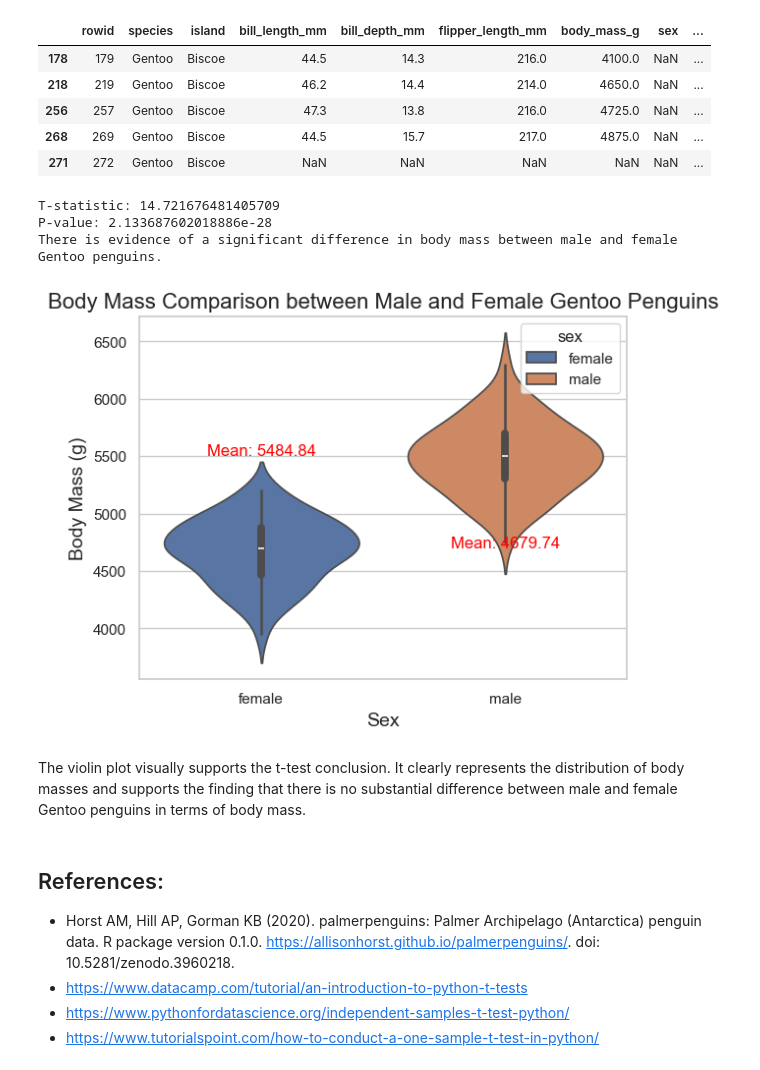
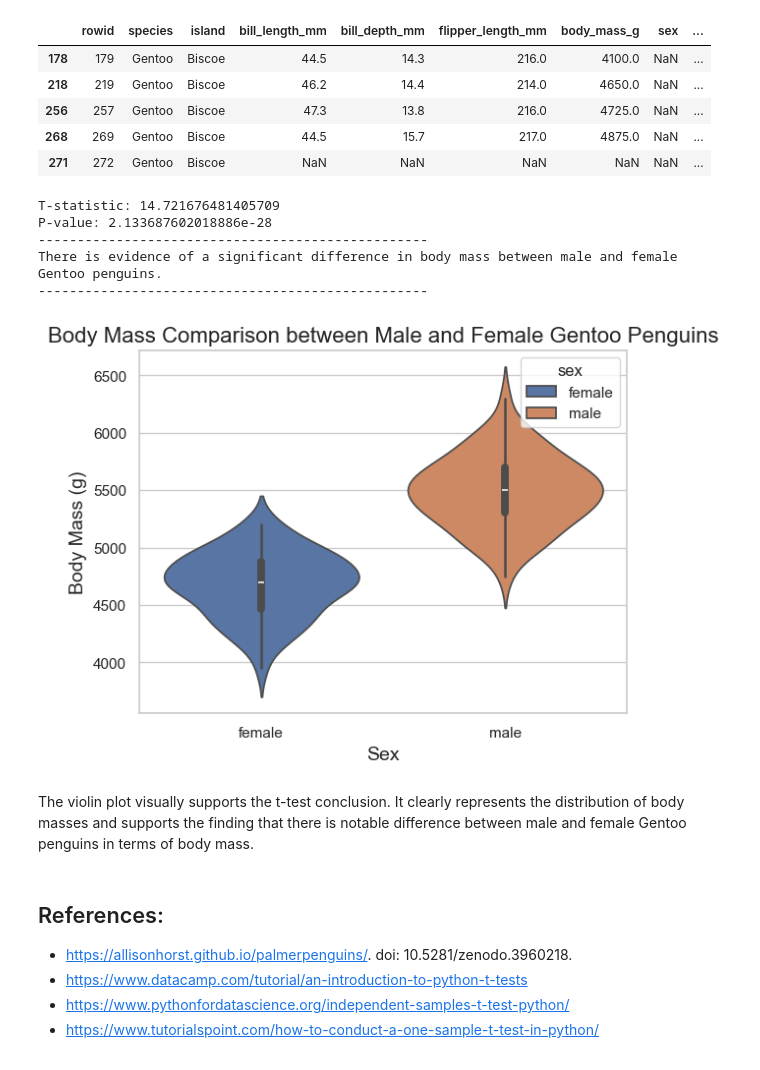
Before and after one commit to Scunnies/machine-learning-and-statistics, a Jupyter notebook: Tasks/tasks.ipynb, the cells around one changed output. Saved outputs shown, nothing was run; the diff lists cells and outputs as text; code cells hidden in the pictures.

```diff
--- a/Tasks/tasks.ipynb
+++ b/Tasks/tasks.ipynb
@@ -265,51 +267,45 @@ male_data = gentoo_penguins[gentoo_penguins['sex'] == 'male']['body_mass_g']
 female_data = gentoo_penguins[gentoo_penguins['sex'] == 'female']['body_mass_g']
 
 # Perform t-test, ignoring NaN values
 t_stat, p_value = ttest_ind(male_data, female_data, nan_policy='omit')
 
 # Print the results
 print(f'T-statistic: {t_stat}')
 print(f'P-value: {p_value}')
+print('-'*50)
 
 # Check for statistical significance
 alpha = 0.05
 if p_value < alpha:
     print('There is evidence of a significant difference in body mass between male and female Gentoo penguins.')
+    print('-'*50)
 else:
     print("There is no significant difference in body mass between male and female Gentoo penguins.")
-
-# Calculate mean values
-male_mean = male_data.mean()
-female_mean = female_data.mean()
-
-# Set Seaborn style
-sns.set(style="whitegrid")
+    print('-'*50)
 
 # Create a violin plot
 ax = sns.violinplot(x='sex', y='body_mass_g', data=gentoo_penguins, hue='sex')
-
-# Add mean values as text annotations
-ax.text(0, male_mean, f'Mean: {male_mean:.2f}', ha='center', va='bottom', color='red', fontsize=12)
-ax.text(1, female_mean, f'Mean: {female_mean:.2f}', ha='center', va='bottom', color='red', fontsize=12)
 
 # Add title and labels
 plt.title('Body Mass Comparison between Male and Female Gentoo Penguins', fontsize=16)
 plt.xlabel('Sex', fontsize=14)
 plt.ylabel('Body Mass (g)', fontsize=14)
 
 # Show the plot
 plt.show()
 # %% [output]
 T-statistic: 14.721676481405709
 P-value: 2.133687602018886e-28
+--------------------------------------------------
 There is evidence of a significant difference in body mass between male and female Gentoo penguins.
+--------------------------------------------------
-[figure, old version]
+[figure, new version]
 # %% [markdown]
-The violin plot visually supports the t-test conclusion.  It clearly represents the distribution of body masses and supports the finding that there is no substantial difference between male and female Gentoo penguins in terms of body mass.
+The violin plot visually supports the t-test conclusion.  It clearly represents the distribution of body masses and supports the finding that there is notable difference between male and female Gentoo penguins in terms of body mass.
 # %% [markdown]
 ## References:
 
-* Horst AM, Hill AP, Gorman KB (2020). palmerpenguins: Palmer Archipelago (Antarctica) penguin data. R package version 0.1.0. https://allisonhorst.github.io/palmerpenguins/. doi: 10.5281/zenodo.3960218.
+* https://allisonhorst.github.io/palmerpenguins/. doi: 10.5281/zenodo.3960218.
 * https://www.datacamp.com/tutorial/an-introduction-to-python-t-tests
 * https://www.pythonfordatascience.org/independent-samples-t-test-python/
 * https://www.tutorialspoint.com/how-to-conduct-a-one-sample-t-test-in-python/
```
Also changed, not shown: parts of 36 cells of this notebook, 1 other file.
